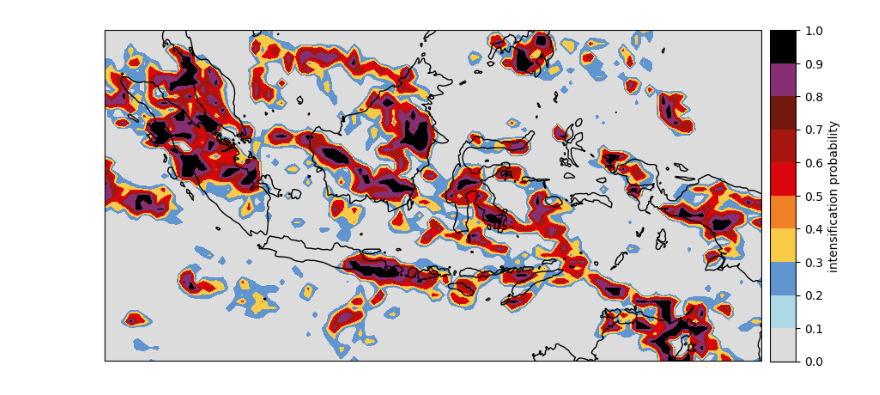
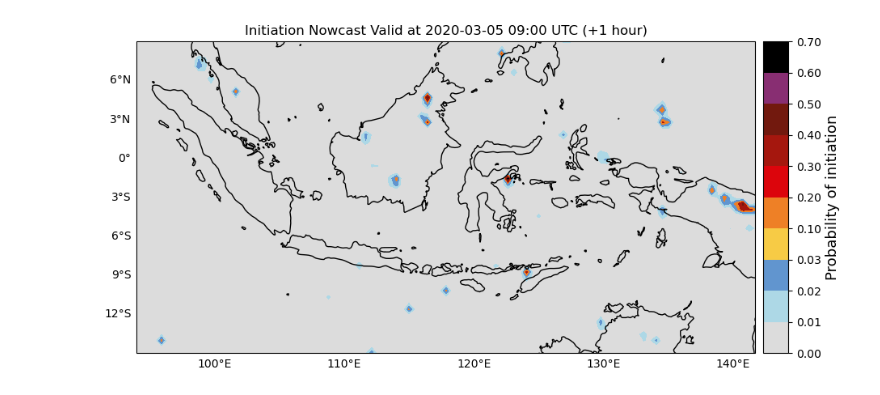
Before and after one commit to eejasm/SII-NowNet, a Jupyter notebook: SII-NowNet_2/SII_NowNet_2_Indonesia.ipynb, the cells around one changed output. Drawn from its saved outputs; the diff is of its cells as text; code cells hidden in the pictures.

Commit message:
adding gridlines & description

```diff
--- a/SII-NowNet_2/SII_NowNet_2_Indonesia.ipynb
+++ b/SII-NowNet_2/SII_NowNet_2_Indonesia.ipynb
@@ -141,7 +149,7 @@ def normalize(array, max_val, min_val):
 # %%
 initialisation_time = '202003050900' # must be in YYYYmmddHHMM time format, representing the nowcast initialisation time
 lead_time = 1 # initiation: 1 or 2 hours, intensification: 1 or 2 or 3 hours
-nowcast_type = 'intensification' # 'initiation' or 'intensification'
+nowcast_type = 'initiation' # 'initiation' or 'intensification'
 model_file_path = './SII-NowNet_2_models/'
 # %%
 # path to the Himawari BT data (in NetCDF format) - change to match your own directory
@@ -162,33 +170,44 @@ fig = plt.figure(figsize=(17,5))
 
 min_lon=94.02
 max_lon=141.7
 min_lat=-15
 max_lat=9
 
 ax = fig.add_subplot(111, projection=ccrs.PlateCarree())
 ax.set(xlim=[min_lon,max_lon], ylim=[min_lat,max_lat], transform = ccrs.PlateCarree())
 ax.coastlines()
 
+# Add gridlines
+gl = ax.gridlines(draw_labels=True, linewidth=0, color='gray', alpha=0.5, linestyle='--')
+gl.top_labels = False
+gl.right_labels = False
+gl.xlabel_style = {'size': 10}
+gl.ylabel_style = {'size': 10}
+
 # plot intensification nowcast
 if nowcast_type == 'intensification':
 
     tol_precip_colors = ["gainsboro", "lightblue", "#6195CF","#F7CB45","#EE8026","#DC050C","#A5170E","#72190E","#882E72","#000000"]
     precip_colormap = mpl.colors.ListedColormap(tol_precip_colors[:])
     norm = mpl.colors.Normalize(vmin=0, vmax=1)
     divider = make_axes_locatable(ax)
-    plt.colorbar(mpl.cm.ScalarMappable(cmap=precip_colormap,norm=norm), label=nowcast_type+' probability',extend='neither',ticks=np.arange(0,1.1,0.1), cax=make_axes_locatable(ax).append_axes("right", size="4%", pad=0.1, axes_class=maxes.Axes))
+    clb = plt.colorbar(mpl.cm.ScalarMappable(cmap=precip_colormap,norm=norm), extend='neither',ticks=np.arange(0,1.1,0.1), cax=make_axes_locatable(ax).append_axes("right", size="4%", pad=0.1, axes_class=maxes.Axes))
+    clb.set_label('Probability of '+nowcast_type, fontsize=13)
+    ax.set_title('Intensification Nowcast Valid at ' +initialisation_time[:4]+'-'+initialisation_time[4:6]+'-'+initialisation_time[6:8]+' '+initialisation_time[8:10]+':'+initialisation_time[10:12] +' UTC'+ ' (+'+str(lead_time) +' hour)')
 
     ax.contourf(nowcast,transform=ccrs.PlateCarree(), vmin=0, vmax=1, extent=[min_lon, max_lon, min_lat, max_lat], cmap=precip_colormap)
 
 # plot initiation nowcast
 if nowcast_type == 'initiation':
     tol_precip_colors = ["gainsboro","gainsboro","lightblue", "#6195CF","#F7CB45","#EE8026","#DC050C","#A5170E","#72190E","#882E72","#000000"]
     precip_colormap = mpl.colors.ListedColormap(tol_precip_colors[:])
     bounds = [0,0.01,0.02,0.03,0.1,0.2,0.3,0.4,0.5,0.6,0.7]
     norm = mpl.colors.BoundaryNorm(bounds,12, extend='both')
     divider = make_axes_locatable(ax)
-    plt.colorbar(mpl.cm.ScalarMappable(cmap=precip_colormap,norm=norm), label=nowcast_type+' probability',extend='neither',ticks=bounds, cax=make_axes_locatable(ax).append_axes("right", size="4%", pad=0.1, axes_class=maxes.Axes))
+    clb = plt.colorbar(mpl.cm.ScalarMappable(cmap=precip_colormap,norm=norm),extend='neither',ticks=bounds, cax=make_axes_locatable(ax).append_axes("right", size="4%", pad=0.1, axes_class=maxes.Axes))
+    clb.set_label('Probability of '+nowcast_type, fontsize=13)
+    ax.set_title('Initiation Nowcast Valid at ' +initialisation_time[:4]+'-'+initialisation_time[4:6]+'-'+initialisation_time[6:8]+' '+initialisation_time[8:10]+':'+initialisation_time[10:12] +' UTC'+ ' (+'+str(lead_time) +' hour)')
 
     ax.contourf(nowcast, transform=ccrs.PlateCarree(), extent=[min_lon, max_lon, min_lat, max_lat], cmap=precip_colormap)
 # %% [output]
-[figure, old version]
+[figure, new version]
```
Also changed, not shown: parts of 1 cell of this notebook.
